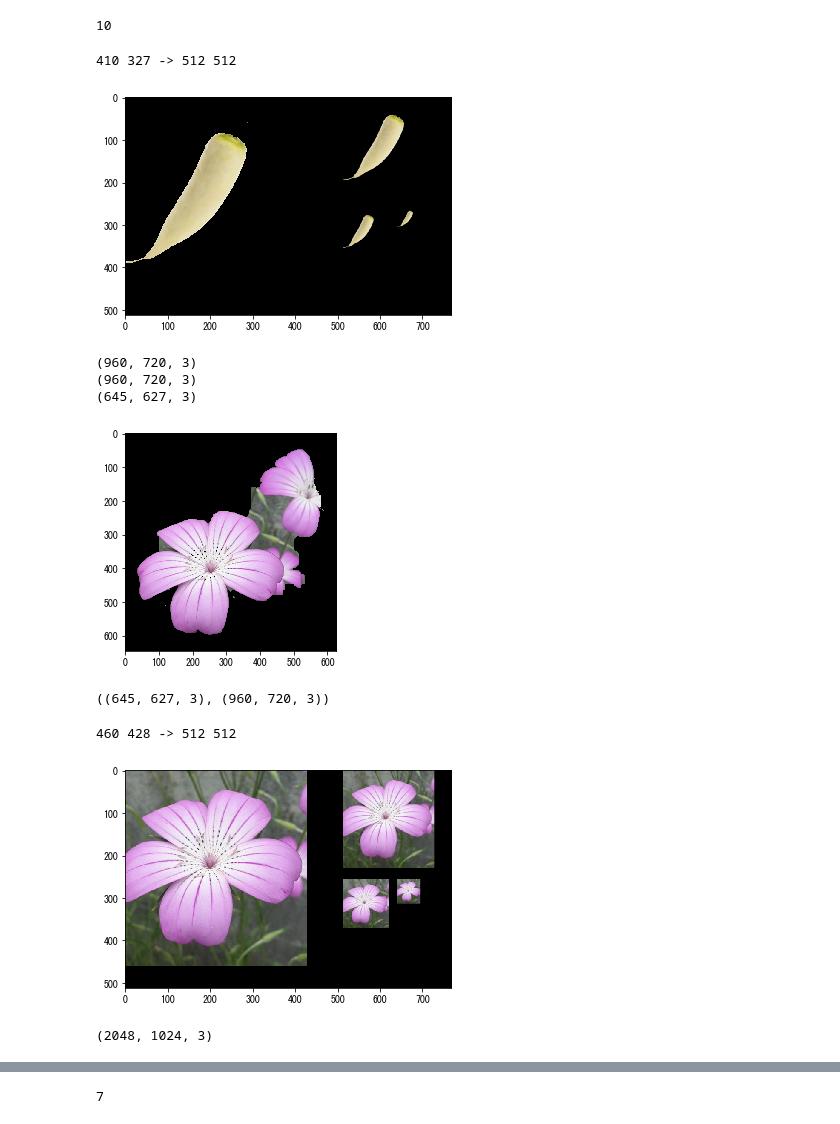
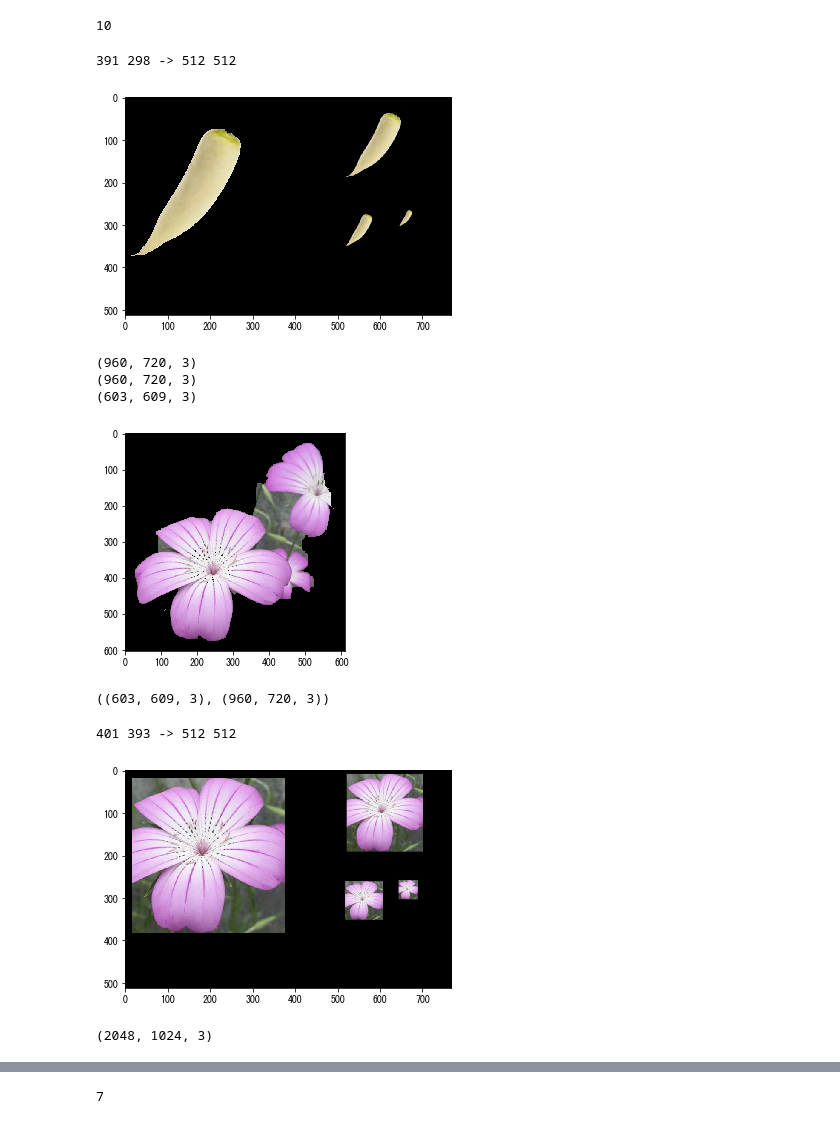
Before and after one commit to aquapathos/radishLab, a Jupyter notebook: daikon/P20170929多重解像度画像の生成.ipynb, the cells around one changed output, grey strips where cells are left out. Drawn from its saved outputs; the diff is of its cells as text; code cells hidden in the pictures.

```diff
--- a/daikon/P20170929多重解像度画像の生成.ipynb
+++ b/daikon/P20170929多重解像度画像の生成.ipynb
@@ -38,8 +38,8 @@ def getbase2img(img):
     newimg[:h,:w] = img.copy()
     return newimg
 
-# Grubcut をマージン5%だけを背景指定して得られる画像を返す
-def grubcut(img, offset=5):
+# Grabcut をマージン5%だけを背景指定して得られる画像を返す
+def grabcut(img, offset=5):
     h,w = img.shape[0],img.shape[1]
     offsetY,offsetX = int(h*offset/100),int(w*offset/100)
     bgdmodel = np.zeros((1,65),np.float64)
@@ -52,13 +52,12 @@ def grubcut(img, offset=5):
     img = img*mask2[:,:,np.newaxis]
     return img
 
-# grubcut されていることが前提で、背景は完全黒である画像の完全黒部分を余白としてカットする
+# grabcut されていることが前提で、背景は完全黒である画像の完全黒部分を余白としてカットする
 def margincut(img,pad=5, needRect=False):
-    h,w = img.shape[0],img.shape[1]
-    padY,padX = int(h*pad/100),int(w*pad/100)
     gray = cv2.cvtColor(img, cv2.COLOR_BGR2GRAY)
     ret, thresh = cv2.threshold(gray, 0, 255, cv2.THRESH_BINARY)
     _img,contours, _hcy = cv2.findContours(thresh, cv2.RETR_TREE, cv2.CHAIN_APPROX_SIMPLE)
+
     x1,x2,y1,y2 = [],[],[],[]
     for i in range( len(contours)):
         # ret = (x, y, w, h)
@@ -67,17 +66,18 @@ def margincut(img,pad=5, needRect=False):
         y1.append(ret[1])
         x2.append(ret[0] + ret[2])
         y2.append(ret[1] + ret[3])
+
     x_min = min(x1)
     y_min = min(y1)
     x_max = max(x2)
     y_max = max(y2)
 
     # pad 分だけ余白をつけてコピー
-    x_min -= padX if x_min > padX else x_min
-    y_min -= padY if y_min > padY else y_min
-    x_max += padX if padX < img.shape[1]-x_max else img.shape[1]-x_max
-    y_max += padY if padY < img.shape[0]-y_max else img.shape[0]-y_max
-    newimg = img[y_min:y_max,x_min:x_max].copy()
+    objecth = y_max-y_min
+    objectw = x_max-x_min
+    padY,padX = int(objecth*pad/100),int(objectw*pad/100)
+    newimg = np.zeros((objecth+2*padY, objectw+2*padX,3),np.uint8)
+    newimg[padY:padY+objecth,padX:padX+objectw] = img[y_min:y_max,x_min:x_max].copy()
     if needRect == True:
         return newimg,  (x_min,y_min,x_max,y_max)
     else:
@@ -90,18 +90,19 @@ def mulresimg(img,minsize=ShrinkTarget,pad=-1,offset=5):
         w = img.shape[1]
         h = img.shape[0]
         size = np.array([w,h]).min()
-        # grubcut は面積に対して線型以上の計算量かかる。512x512で数秒かかるのでそれ以上のサイズで実行するのは
+        # grabcut は面積に対して線型以上の計算量かかる。512x512で数秒かかるのでそれ以上のサイズで実行するのは
         # 現実的ではない。マージンカットが目的であれば２５６程度の結果を使って差し支えない。
         if size > 256:
             w1 = w*256//size
             h1 = h*256//size
             refimg = cv2.resize(img,(w1,h1))
-            timg = grubcut(refimg,offset=offset)
-            timg,(x1,y1,x2,y2)= margincut(timg,pad=pad,needRect=True)
+            _,(x1,y1,x2,y2)= margincut(timg,pad=pad,needRect=True)
             x1,y1,x2,y2 = int(x1*w/w1),int(y1*h/h1), int(x2*w/w1),int(y2*h/h1)
             img = img[y1:y2+1,x1:x2+1]
         else:
-            img = grubcut(img, offset=offset)
+            img = grabcut(img, offset=offset)
+        img = margincut(img,pad=pad)
+
     img = getbase2img(img)  # まず 2 のべき乗サイズにする
     mulimg = [img]
     while np.max(img.shape[:2]) > minsize: # 縦横どちらかもが minsize 以下になるまで縮小
@@ -331,32 +332,32 @@ src = cv2.imread(daikonname,1)
 mimg = mulresimg(src,pad=5)
 showMimg(mimg);
 # %% [output]
-410 327 -> 512 512
+391 298 -> 512 512
-[figure, old version]
+[figure, new version]
 # %%
 filename = "pics/IMG_5357.jpg"
 src = cv2.imread(filename,1)
 print(src.shape)
-img = grubcut(src, offset=5)
+img = grabcut(src, offset=5)
 print(img.shape)
 img= margincut(img, pad=5)
 print(img.shape)
 plt.imshow(img[:,:,::-1])
 plt.show()
 img.shape,src.shape
 # %% [output]
 (960, 720, 3)
 (960, 720, 3)
-(645, 627, 3)
+(603, 609, 3)
-[figure, old version]
+[figure, new version]
-((645, 627, 3), (960, 720, 3))
+((603, 609, 3), (960, 720, 3))
 # %%
 mimg = mulresimg(src,minsize=64,pad=5,offset=25)
 showMimg(mimg)
 b2img.shape
 # %% [output]
-460 428 -> 512 512
+401 393 -> 512 512
-[figure, old version]
+[figure, new version]
 (2048, 1024, 3)
 # %%
 daikonname = "pics/daikonkabu.jpg"
```
Also changed, not shown: parts of 21 cells of this notebook, 7 other files.
